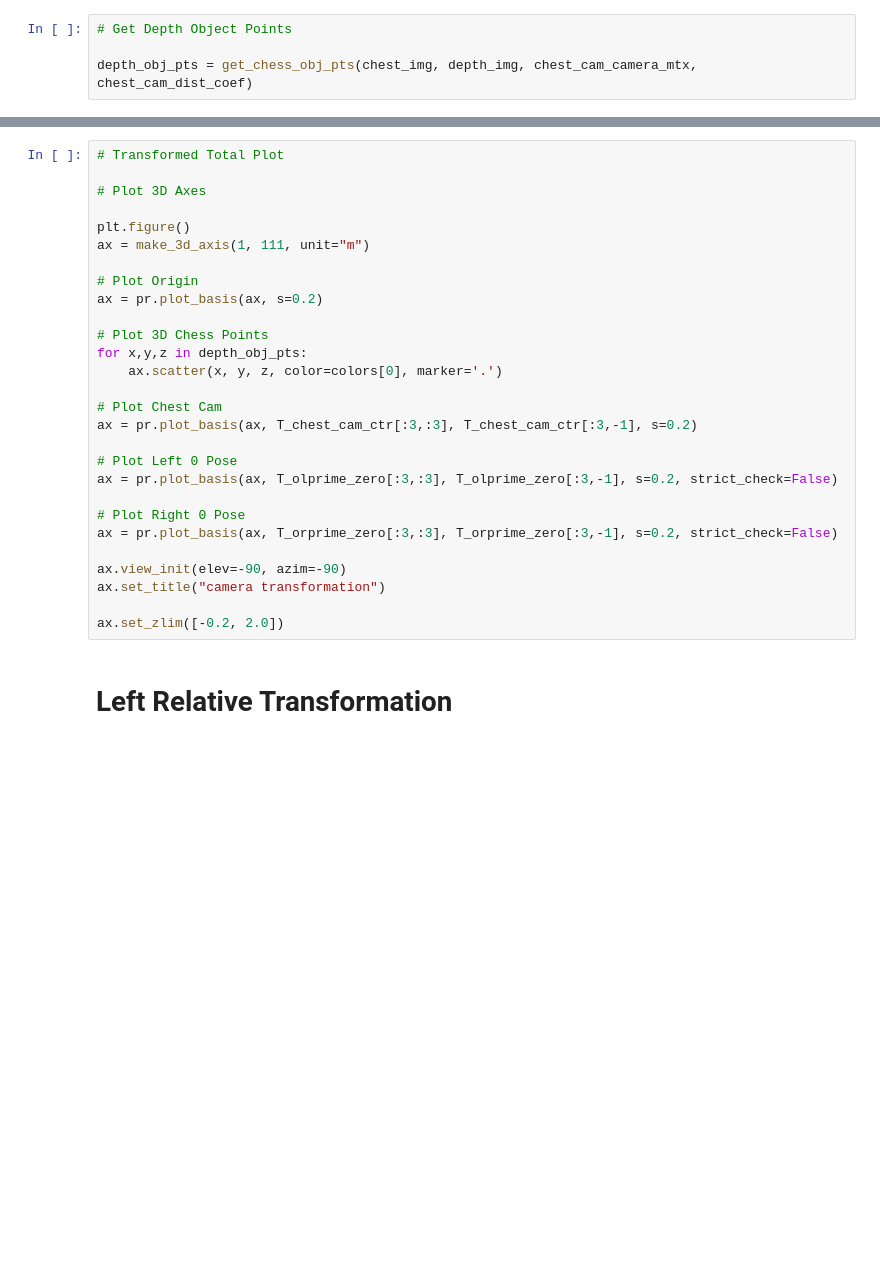
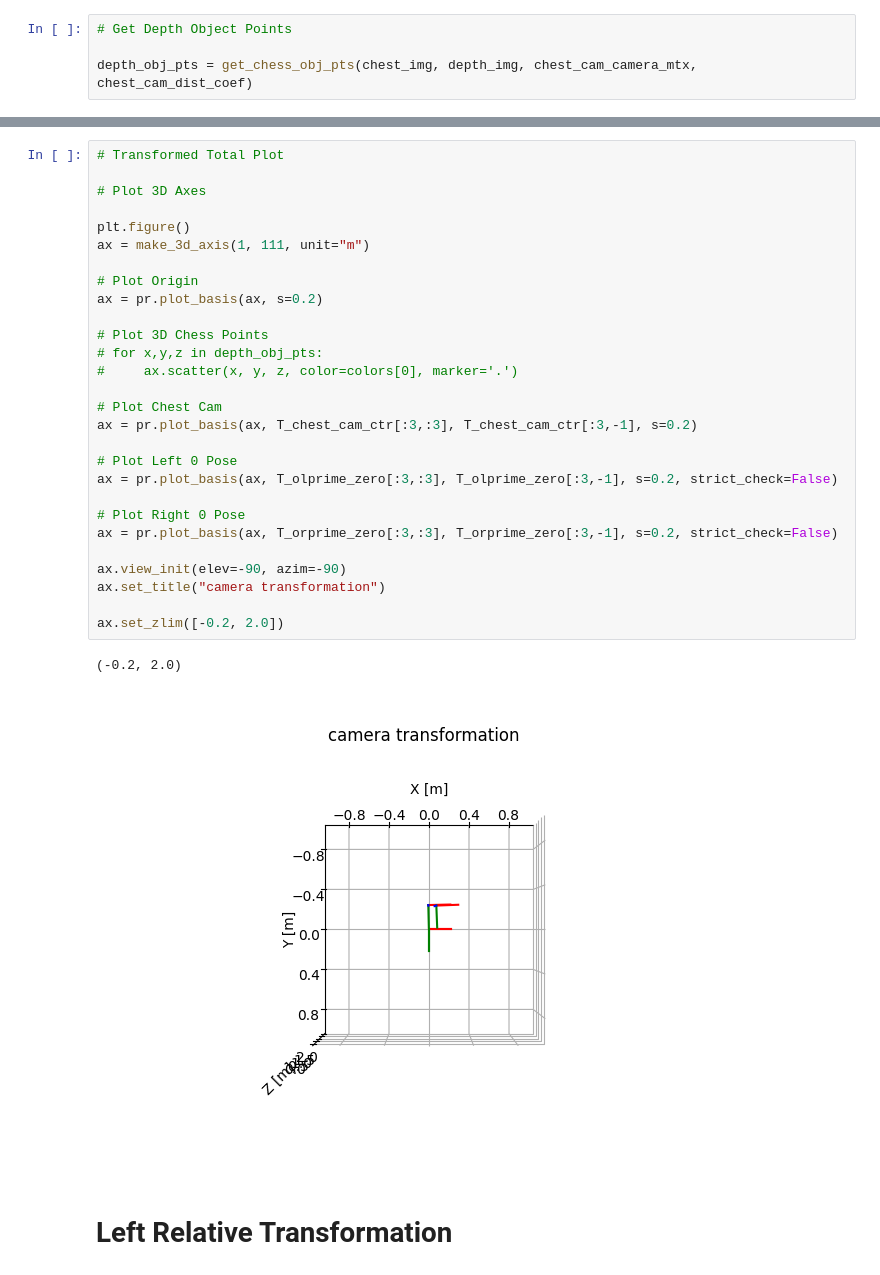
Before and after one commit to jpmnieles/grace_robot, a Jupyter notebook: 240531_Charuco_PanTiltBaseline_Extrinsic_Eye_Location_Sweep_Save.ipynb, the cells around one changed output, grey strips where cells are left out. Cells and saved outputs as stored; diff of their text form; blank space fills up the shorter version.

```diff
--- a/240531_Charuco_PanTiltBaseline_Extrinsic_Eye_Location_Sweep_Save.ipynb
+++ b/240531_Charuco_PanTiltBaseline_Extrinsic_Eye_Location_Sweep_Save.ipynb
@@ -912,31 +989,34 @@ ax.set_zlim([-0.2, 2.0])
 # %%
 # Transformed Total Plot
 
 # Plot 3D Axes
 
 plt.figure()
 ax = make_3d_axis(1, 111, unit="m")
 
 # Plot Origin
 ax = pr.plot_basis(ax, s=0.2)
 
 # Plot 3D Chess Points
-for x,y,z in depth_obj_pts:
-    ax.scatter(x, y, z, color=colors[0], marker='.')
+# for x,y,z in depth_obj_pts:
+#     ax.scatter(x, y, z, color=colors[0], marker='.')
 
 # Plot Chest Cam
 ax = pr.plot_basis(ax, T_chest_cam_ctr[:3,:3], T_chest_cam_ctr[:3,-1], s=0.2)
 
 # Plot Left 0 Pose
 ax = pr.plot_basis(ax, T_olprime_zero[:3,:3], T_olprime_zero[:3,-1], s=0.2, strict_check=False)
 
 # Plot Right 0 Pose
 ax = pr.plot_basis(ax, T_orprime_zero[:3,:3], T_orprime_zero[:3,-1], s=0.2, strict_check=False)
 
 ax.view_init(elev=-90, azim=-90)
 ax.set_title("camera transformation")
 
 ax.set_zlim([-0.2, 2.0])
+# %% [output]
+(-0.2, 2.0)
+[figure, added]
 # %% [markdown]
 # Left Relative Transformation
 # %%
```
Also changed, not shown: parts of 52 cells of this notebook.
